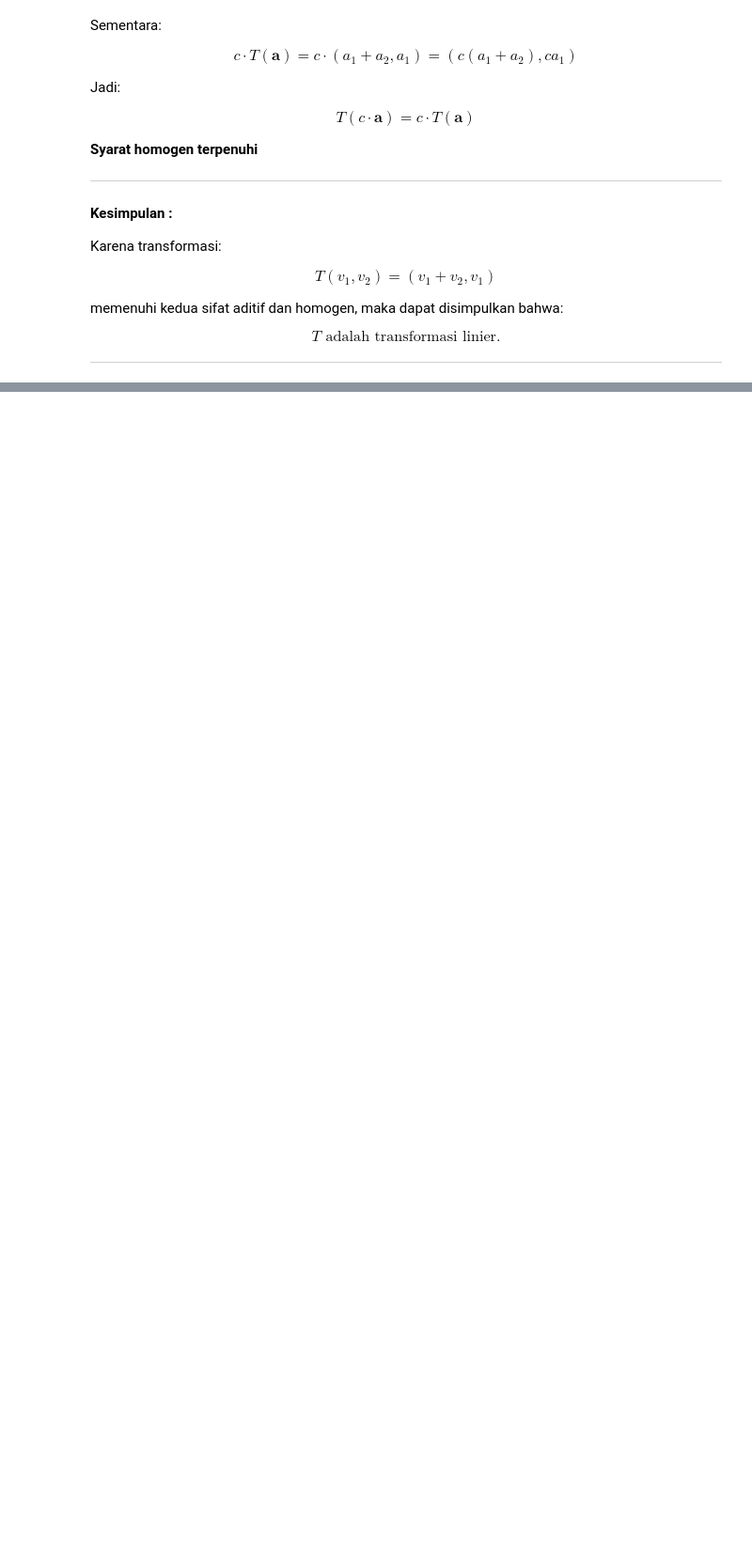
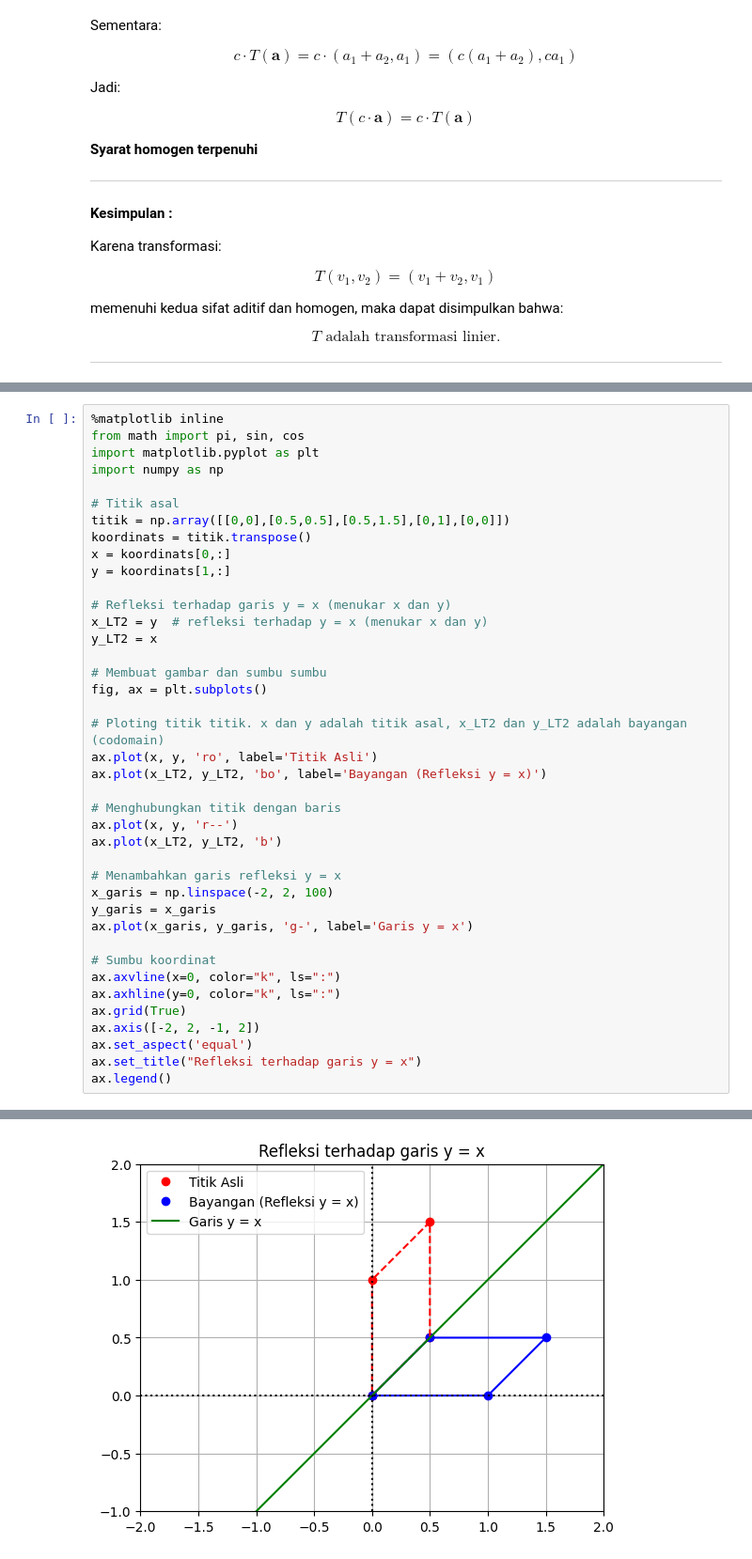
Before and after one commit to Salwa24134/kaal, a Jupyter notebook: _sources/tugas.ipynb, the cells around one changed output, grey strips where cells are left out. Shown: that part at 94% size. Drawn from its saved outputs; the diff is of its cells as text; blank space fills up the shorter version.

```diff
--- a/_sources/tugas.ipynb
+++ b/_sources/tugas.ipynb
@@ -473,0 +554,41 @@ Mau saya sertakan juga tabel ringkasan atau kamu ingin grafik manual untuk satu
+# %%
+%matplotlib inline
+from math import pi, sin, cos
+import matplotlib.pyplot as plt
+import numpy as np
+
+# Titik asal
+titik = np.array([[0,0],[0.5,0.5],[0.5,1.5],[0,1],[0,0]])
+koordinats = titik.transpose()
+x = koordinats[0,:]
+y = koordinats[1,:]
+
+# Refleksi terhadap garis y = x (menukar x dan y)
+x_LT2 = y  # refleksi terhadap y = x (menukar x dan y)
+y_LT2 = x
+
+# Membuat gambar dan sumbu sumbu
+fig, ax = plt.subplots()
+
+# Ploting titik titik. x dan y adalah titik asal, x_LT2 dan y_LT2 adalah bayangan (codomain)
+ax.plot(x, y, 'ro', label='Titik Asli')
+ax.plot(x_LT2, y_LT2, 'bo', label='Bayangan (Refleksi y = x)')
+
+# Menghubungkan titik dengan baris
+ax.plot(x, y, 'r--')
+ax.plot(x_LT2, y_LT2, 'b')
+
+# Menambahkan garis refleksi y = x
+x_garis = np.linspace(-2, 2, 100)
+y_garis = x_garis
+ax.plot(x_garis, y_garis, 'g-', label='Garis y = x')
+
+# Sumbu koordinat
+ax.axvline(x=0, color="k", ls=":")
+ax.axhline(y=0, color="k", ls=":")
+ax.grid(True)
+ax.axis([-2, 2, -1, 2])
+ax.set_aspect('equal')
+ax.set_title("Refleksi terhadap garis y = x")
+ax.legend()
+# %% [output]
@@ -473,0 +596 @@ Mau saya sertakan juga tabel ringkasan atau kamu ingin grafik manual untuk satu
+[figure, added]
```
Also changed, not shown: parts of 4 cells of this notebook, 7 other files.
